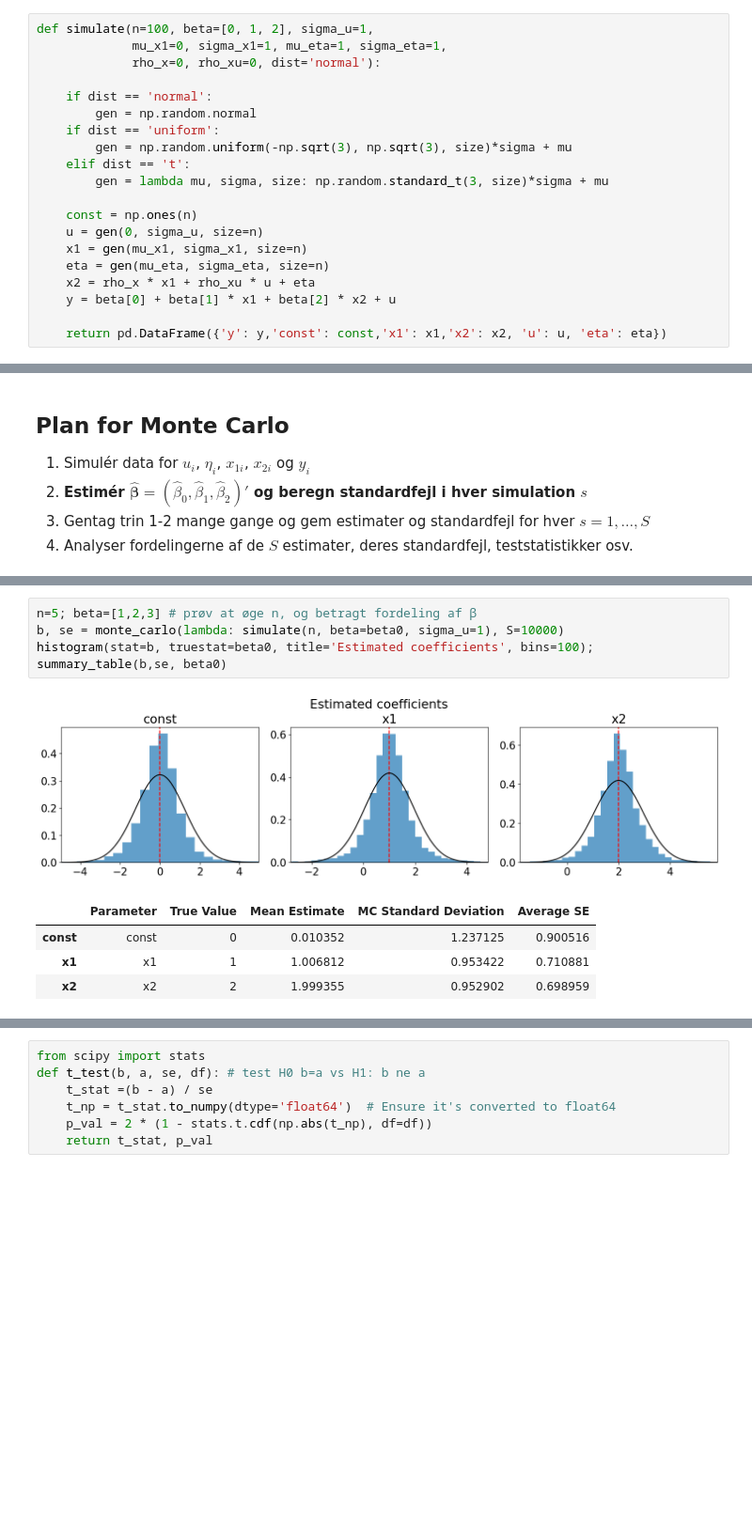
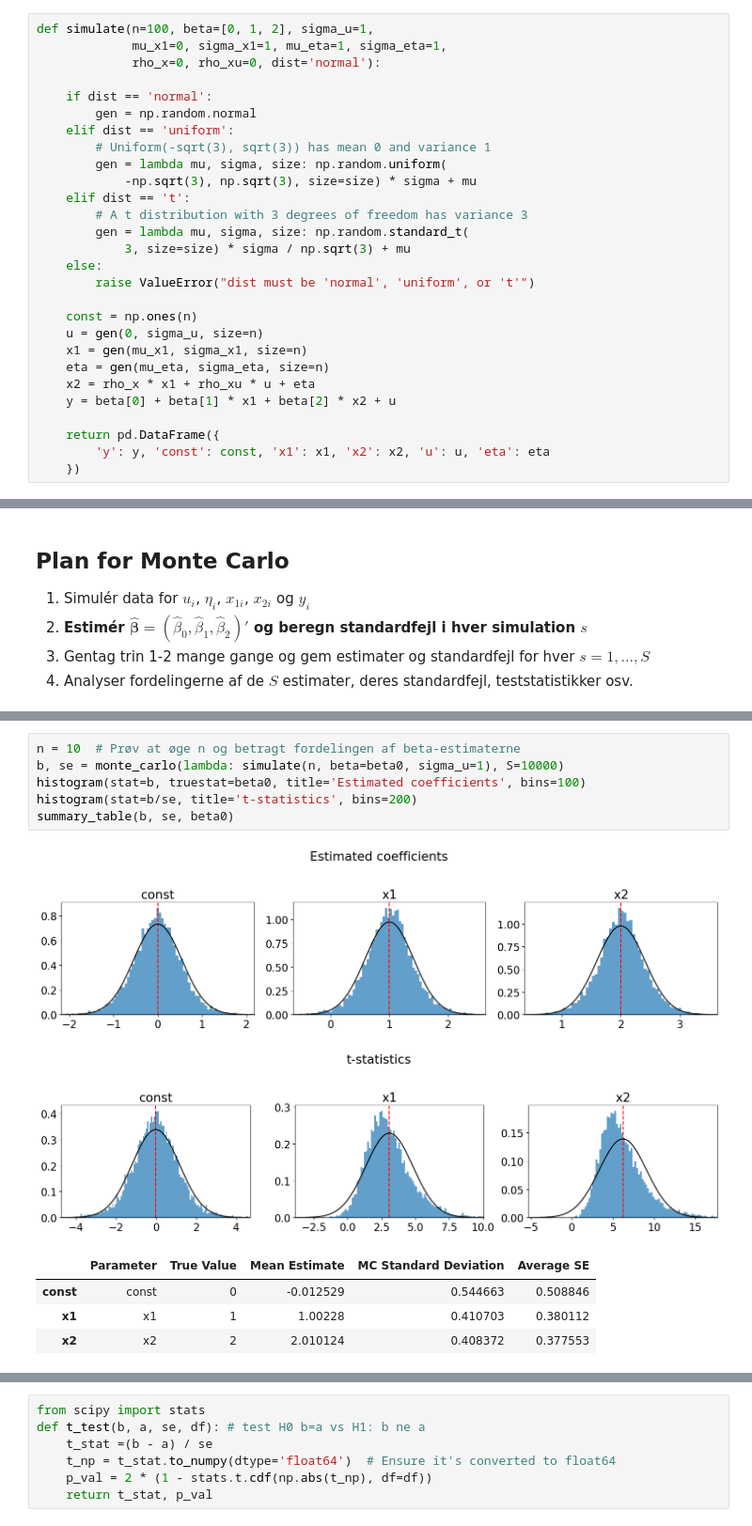
Before and after one commit to bschjerning/EconometricsA, a Jupyter notebook: 1_lectures/06_simulation/06_simulation_examples.ipynb, the cells around one changed output, grey strips where cells are left out. Shown at 94% size. Cells and saved outputs as stored; diff of their text form; blank space fills up the shorter version.

```diff
--- a/1_lectures/06_simulation/06_simulation_examples.ipynb
+++ b/1_lectures/06_simulation/06_simulation_examples.ipynb
@@ -80,10 +82,16 @@ def simulate(n=100, beta=[0, 1, 2], sigma_u=1,
 
     if dist == 'normal':
         gen = np.random.normal
-    if dist == 'uniform':
-        gen = np.random.uniform(-np.sqrt(3), np.sqrt(3), size)*sigma + mu
+    elif dist == 'uniform':
+        # Uniform(-sqrt(3), sqrt(3)) has mean 0 and variance 1
+        gen = lambda mu, sigma, size: np.random.uniform(
+            -np.sqrt(3), np.sqrt(3), size=size) * sigma + mu
     elif dist == 't':
-        gen = lambda mu, sigma, size: np.random.standard_t(3, size)*sigma + mu
+        # A t distribution with 3 degrees of freedom has variance 3
+        gen = lambda mu, sigma, size: np.random.standard_t(
+            3, size=size) * sigma / np.sqrt(3) + mu
+    else:
+        raise ValueError("dist must be 'normal', 'uniform', or 't'")
 
     const = np.ones(n)
     u = gen(0, sigma_u, size=n)
@@ -92,5 +100,7 @@ def simulate(n=100, beta=[0, 1, 2], sigma_u=1,
     x2 = rho_x * x1 + rho_xu * u + eta
     y = beta[0] + beta[1] * x1 + beta[2] * x2 + u
 
-    return pd.DataFrame({'y': y,'const': const,'x1': x1,'x2': x2, 'u': u, 'eta': eta})
+    return pd.DataFrame({
+        'y': y, 'const': const, 'x1': x1, 'x2': x2, 'u': u, 'eta': eta
+    })
 # %% [markdown]
@@ -328,11 +374,13 @@ summary_table(b,se, beta0)
 # %%
-n=5; beta=[1,2,3] # prøv at øge n, og betragt fordeling af β
+n = 10  # Prøv at øge n og betragt fordelingen af beta-estimaterne
 b, se = monte_carlo(lambda: simulate(n, beta=beta0, sigma_u=1), S=10000)
-histogram(stat=b, truestat=beta0, title='Estimated coefficients', bins=100);
-summary_table(b,se, beta0)
+histogram(stat=b, truestat=beta0, title='Estimated coefficients', bins=100)
+histogram(stat=b/se, title='t-statistics', bins=200)
+summary_table(b, se, beta0)
 # %% [output]
-[figure, old version]
+[figure, new version]
+[figure, added]
 |  | Parameter | True Value | Mean Estimate | MC Standard Deviation | Average SE |
-| const | const | 0 | 0.010352 | 1.237125 | 0.900516 |
-| x1 | x1 | 1 | 1.006812 | 0.953422 | 0.710881 |
-| x2 | x2 | 2 | 1.999355 | 0.952902 | 0.698959 |
+| const | const | 0 | -0.012529 | 0.544663 | 0.508846 |
+| x1 | x1 | 1 | 1.00228 | 0.410703 | 0.380112 |
+| x2 | x2 | 2 | 2.010124 | 0.408372 | 0.377553 |
```
Also changed, not shown: parts of 64 cells of this notebook.
